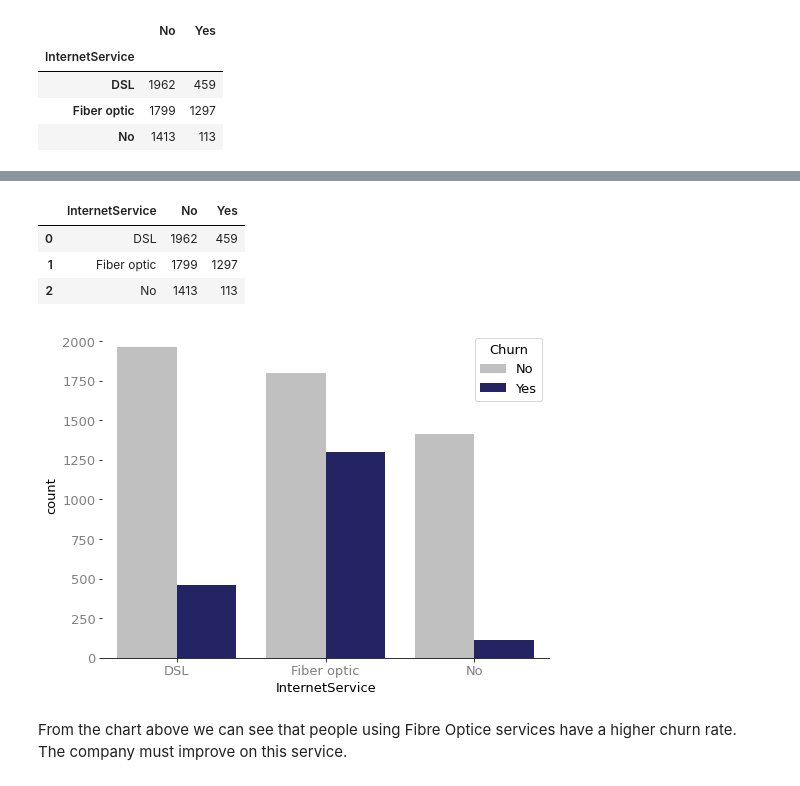
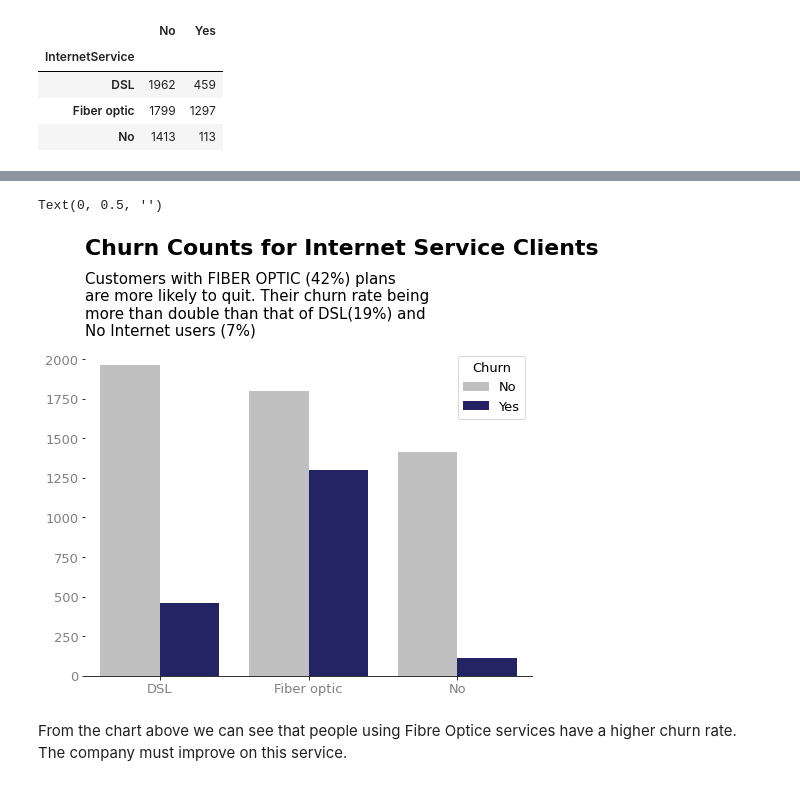
Before and after one commit to felixodette/Churn-Prediction-Telco, a Jupyter notebook: notebook.ipynb, the cells around one changed output, grey strips where cells are left out. Saved outputs shown, nothing was run; the diff lists cells and outputs as text; code cells hidden in the pictures.

Commit message:
added explanation on graphs and sections

```diff
--- a/notebook.ipynb
+++ b/notebook.ipynb
@@ -123,17 +137,15 @@ def build_chart(data):
     ax.spines['left'].set_visible(False)
     plt.xticks(color='grey')
     plt.yticks(color='grey')
-# %%
-internet
-# %% [output]
-|  | InternetService | No | Yes |
-| 0 | DSL | 1962 | 459 |
-| 1 | Fiber optic | 1799 | 1297 |
-| 2 | No | 1413 | 113 |
-# %%
-g=sns.countplot(x='InternetService', hue='Churn', data=telco_raw, palette=['silver', 'midnightblue'])
-build_chart(g)
-# %% [output]
-[figure, removed]
+# %%
+g=sns.countplot(x='InternetService', hue='Churn', data=telco_raw, palette=['silver', 'midnightblue'])
+build_chart(g)
+plt.title('Churn Counts for Internet Service Clients', loc='left', weight='bold', size=22, pad=95)
+plt.text(-0.5, 2150, "Customers with FIBER OPTIC (42%) plans\nare more likely to quit. Their churn rate being\nmore than double than that of DSL(19%) and\nNo Internet users (7%)", size=15)
+plt.xlabel('')
+plt.ylabel('')
+# %% [output]
+Text(0, 0.5, '')
+[figure, added]
 # %% [markdown]
 From the chart above we can see that people using Fibre Optice services have a higher churn rate. The company must improve on this service.
```
Also changed, not shown: parts of 19 cells of this notebook.
